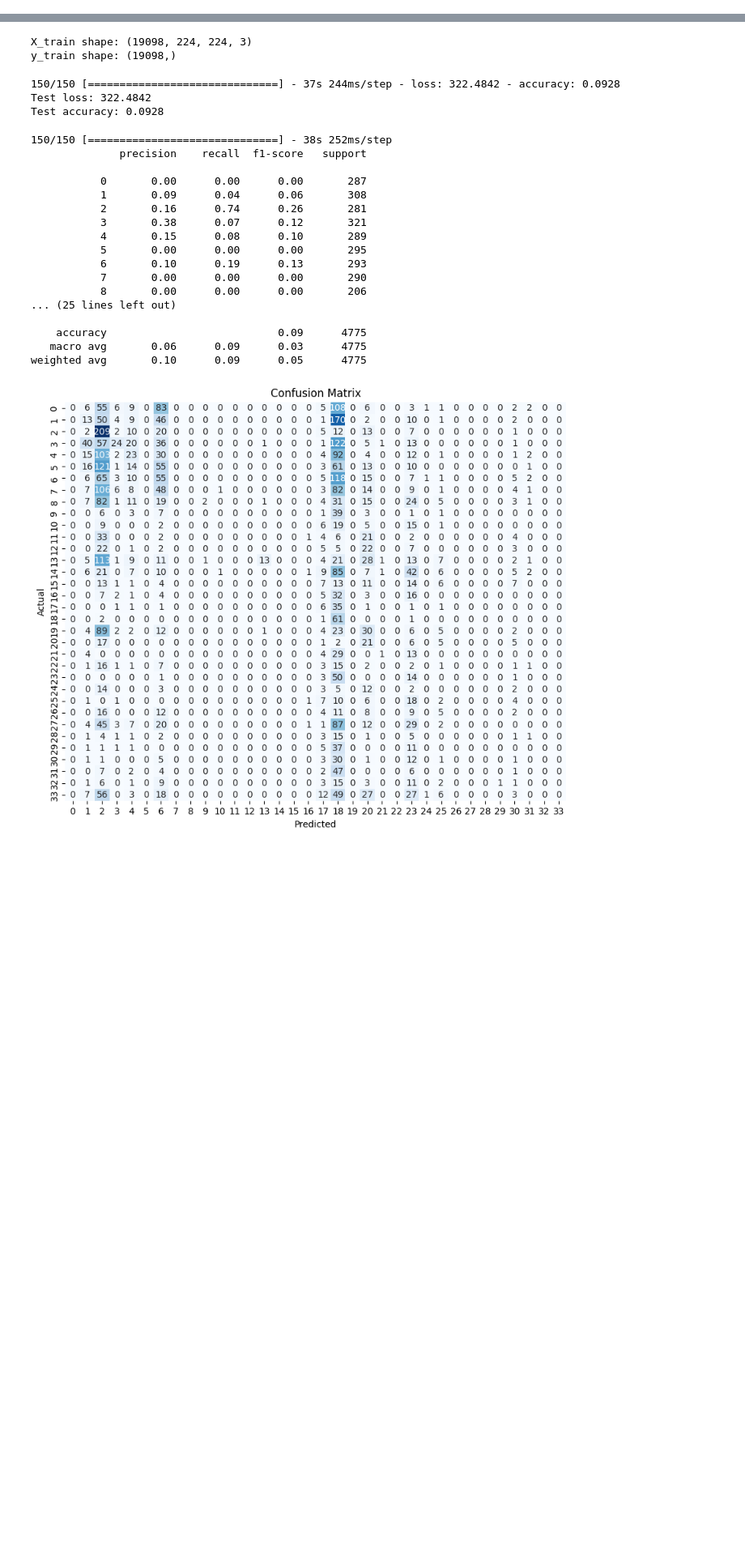
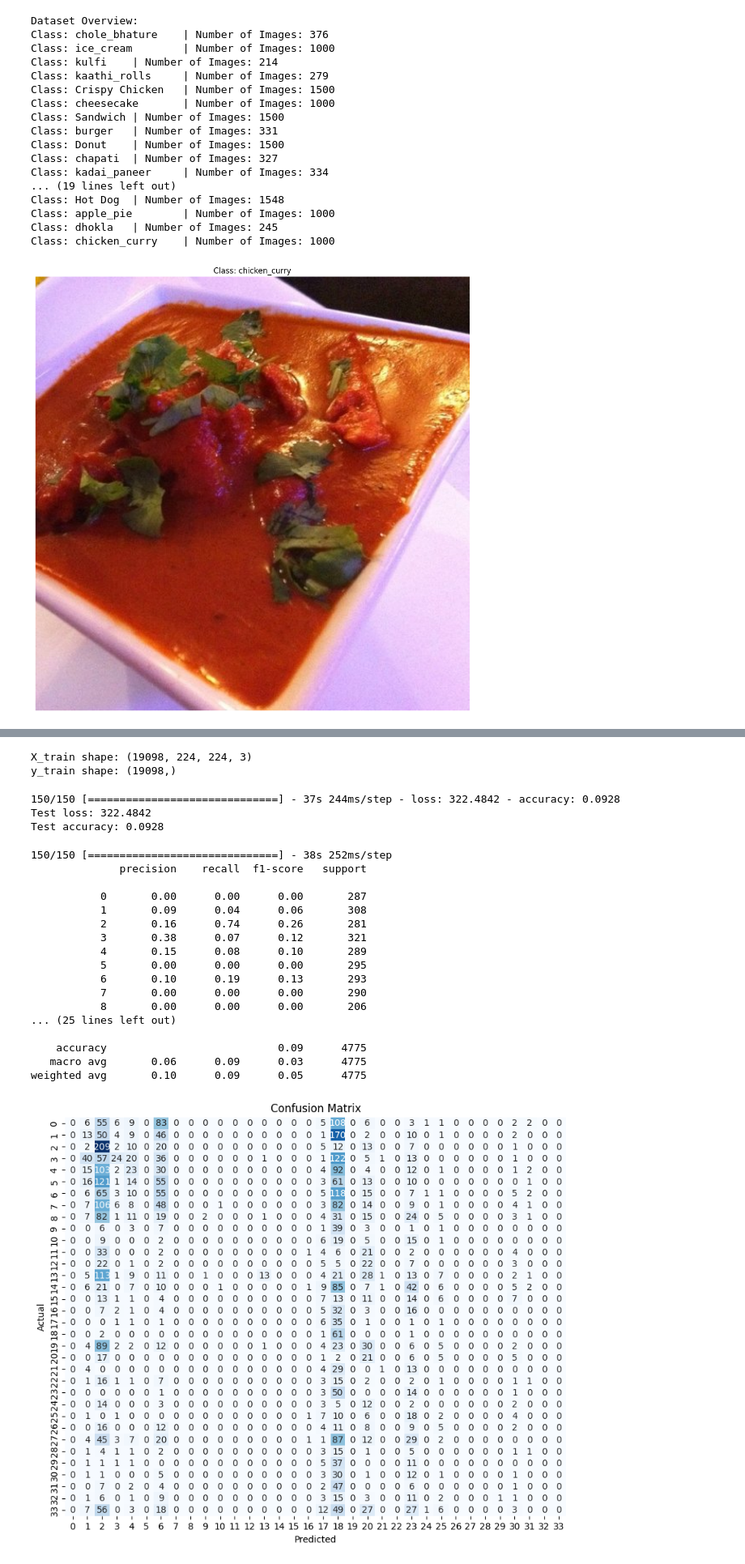
Before and after one commit to ZemelakGoraga/image_classification, a Jupyter notebook: food_image_classification.ipynb, the cells around one changed output, grey strips where cells are left out. Shown at 81% size. Cells and saved outputs as stored; diff of their text form; code cells hidden in the pictures; blank space fills up the shorter version.

```diff
--- a/food_image_classification.ipynb
+++ b/food_image_classification.ipynb
@@ -102,0 +122,67 @@ os.chdir(root_directory)
+# %%
+# Overview of the dataset
+
+import os
+import matplotlib.pyplot as plt
+import random
+from PIL import Image
+
+# Define the dataset directory
+dataset_dir = 'Food Classification dataset'
+
+# Get a list of class names (subdirectories)
+class_names = os.listdir(dataset_dir)
+
+# Dictionary to store class counts and sample images
+class_counts = {}
+class_sample_images = {}
+
+# Loop through each class
+for class_name in class_names:
+    class_dir = os.path.join(dataset_dir, class_name)
+    image_names = os.listdir(class_dir)
+
+    # Store the number of images in each class
+    class_counts[class_name] = len(image_names)
+
+    # Choose a random sample image from each class
+    if len(image_names) > 0:
+        sample_image_name = random.choice(image_names)
+        sample_image_path = os.path.join(class_dir, sample_image_name)
+        sample_image = Image.open(sample_image_path)
+        class_sample_images[class_name] = sample_image
+
+# Display an overview of the dataset
+print("Dataset Overview:")
+for class_name, count in class_counts.items():
+    print(f"Class: {class_name}\t| Number of Images: {count}")
+
+# Display sample images
+plt.figure(figsize=(15, 10))
+for i, (class_name, sample_image) in enumerate(class_sample_images.items()):
+    #plt.subplot(3, 5, i + 1)
+    plt.imshow(sample_image)
+    plt.title(f"Class: {class_name}")
+    plt.axis('off')
+
+plt.tight_layout()
+plt.show()
+# %% [output]
+Dataset Overview:
+Class: chole_bhature    | Number of Images: 376
+Class: ice_cream        | Number of Images: 1000
+Class: kulfi    | Number of Images: 214
+Class: kaathi_rolls     | Number of Images: 279
+Class: Crispy Chicken   | Number of Images: 1500
+Class: cheesecake       | Number of Images: 1000
+Class: Sandwich | Number of Images: 1500
+Class: burger   | Number of Images: 331
+Class: Donut    | Number of Images: 1500
+Class: chapati  | Number of Images: 327
+Class: kadai_paneer     | Number of Images: 334
+... (19 lines left out)
+Class: Hot Dog  | Number of Images: 1548
+Class: apple_pie        | Number of Images: 1000
+Class: dhokla   | Number of Images: 245
+Class: chicken_curry    | Number of Images: 1000
+[figure, added]
```
Also changed, not shown: parts of 16 cells of this notebook.
